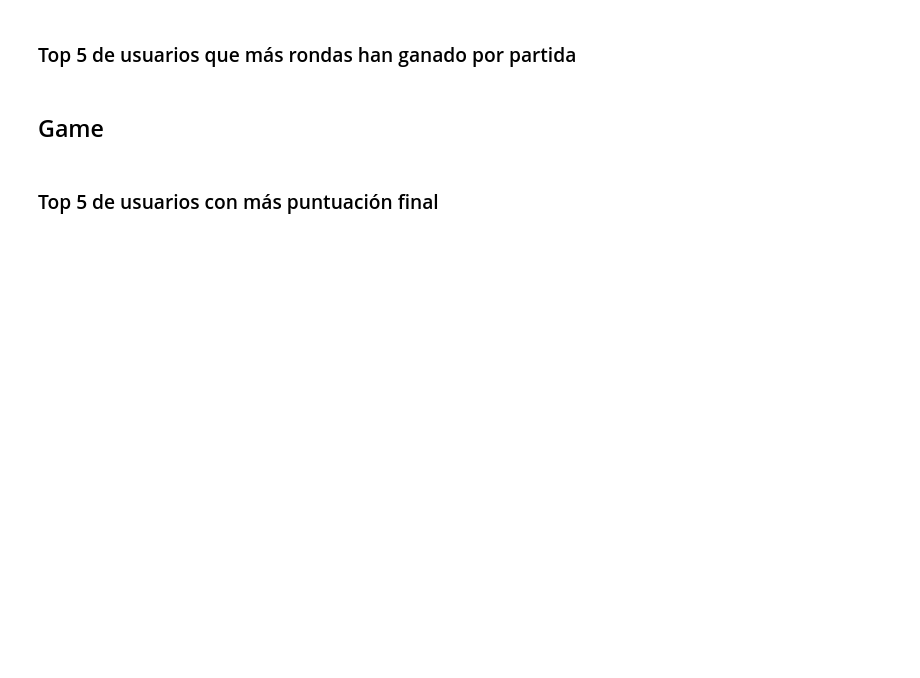
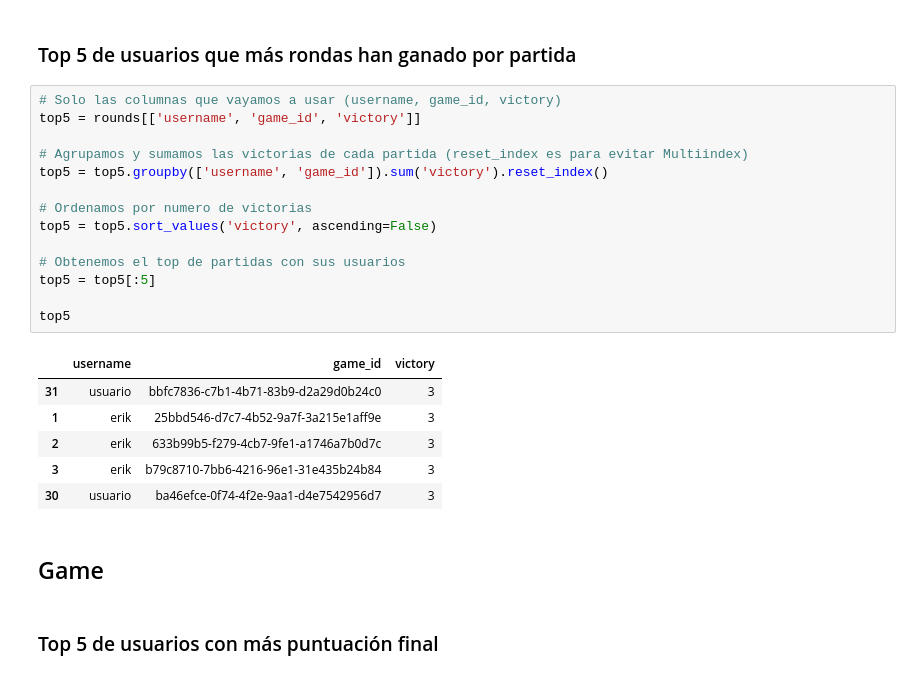
Before and after one commit to eyuste-FS/AhorcadoPython, a Jupyter notebook: hangman.ipynb, the cells around one changed output. Drawn from its saved outputs; the diff is of its cells as text; blank space fills up the shorter version.

```diff
--- a/hangman.ipynb
+++ b/hangman.ipynb
@@ -29,5 +71,26 @@ Name: count, dtype: int64
 # %% [markdown]
 ### Top 5 de usuarios que más rondas han ganado por partida
+# %%
+# Solo las columnas que vayamos a usar (username, game_id, victory)
+top5 = rounds[['username', 'game_id', 'victory']]
+
+# Agrupamos y sumamos las victorias de cada partida (reset_index es para evitar Multiindex)
+top5 = top5.groupby(['username', 'game_id']).sum('victory').reset_index()
+
+# Ordenamos por numero de victorias
+top5 = top5.sort_values('victory', ascending=False)
+
+# Obtenemos el top de partidas con sus usuarios
+top5 = top5[:5]
+
+top5
+# %% [output]
+|  | username | game_id | victory |
+| 31 | usuario | bbfc7836-c7b1-4b71-83b9-d2a29d0b24c0 | 3 |
+| 1 | erik | 25bbd546-d7c7-4b52-9a7f-3a215e1aff9e | 3 |
+| 2 | erik | 633b99b5-f279-4cb7-9fe1-a1746a7b0d7c | 3 |
+| 3 | erik | b79c8710-7bb6-4216-96e1-31e435b24b84 | 3 |
+| 30 | usuario | ba46efce-0f74-4f2e-9aa1-d4e7542956d7 | 3 |
 # %% [markdown]
 ## Game
 # %% [markdown]
```
Also changed, not shown: parts of 13 cells of this notebook.
